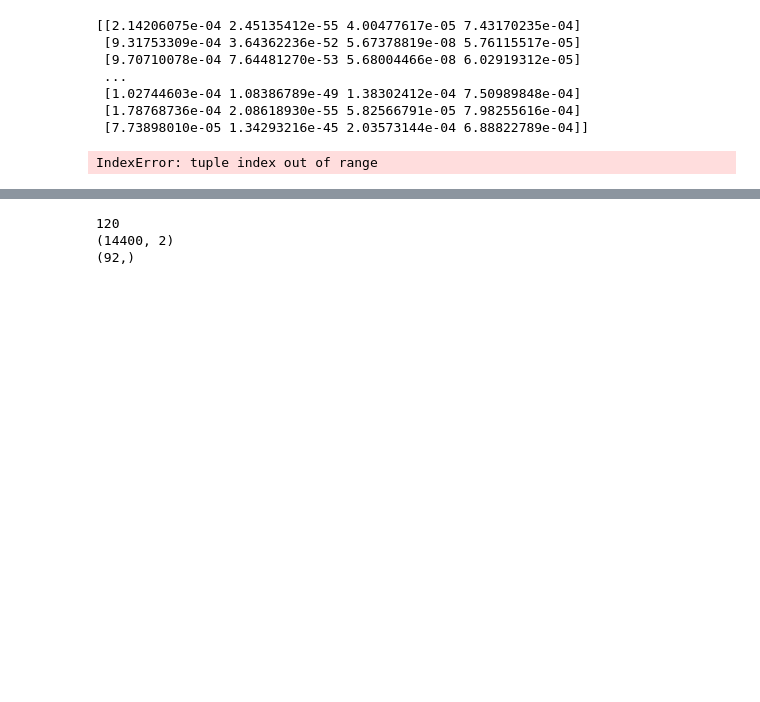
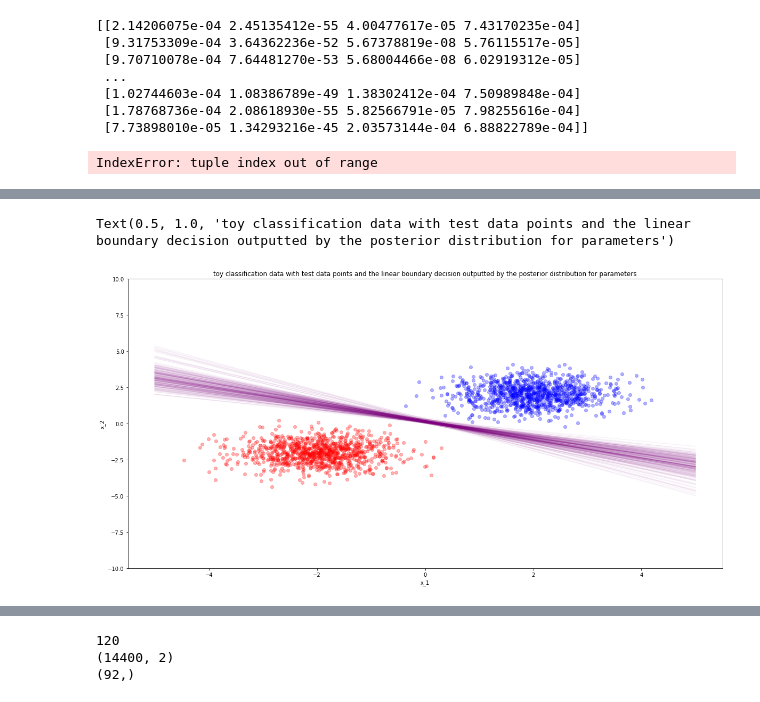
Before and after one commit to DavidAssaraf106/NLM, a Jupyter notebook: Experiments/Test.ipynb, the cells around one changed output, grey strips where cells are left out. Cells and saved outputs as stored; diff of their text form; code cells hidden in the pictures; blank space fills up the shorter version.

```diff
--- a/Experiments/Test.ipynb
+++ b/Experiments/Test.ipynb
@@ -243,0 +240,24 @@ NameError: name 'samples' is not defined
+# %%
+
+fig, ax = plt.subplots(1, 1, figsize=(20, 10))
+for sample in samples:
+    slope = lambda x :  -sample[1]/sample[0]*x - sample[2]/sample[0]
+    if np.random.uniform()< 0.05:
+        ax.plot(np.linspace(-5, 5, 100), [slope(xi) for xi in np.linspace(-5, 5, 100)], color='purple', alpha=0.05)
+ax.plot(np.linspace(-5, 5, 100), [slope(xi) for xi in np.linspace(-5, 5, 100)], color='purple', label='Linear Boundary', alpha=0.2)
+ax.scatter(x[y == 1, 0], x[y == 1, 1], alpha=0.3, color='red', label='class 1')
+ax.scatter(x[y == 0, 0], x[y == 0, 1], alpha=0.3, color='blue', label='class 0')
+
+#for i in range(len(test_points)):
+#    pt = test_points[i]
+#    if i == 0:
+#        ax.scatter(pt[0], pt[1], alpha=1., s=50, color='black', label='test data')
+#    else:
+        #ax.scatter(pt[0], pt[1], alpha=1., s=50, color='black')
+ax.set_ylim(-10, 10)
+ax.set_xlabel('x_1')
+ax.set_ylabel('x_2')
+ax.set_title('toy classification data with test data points and the linear boundary decision outputted by the posterior distribution for parameters')
+# %% [output]
+Text(0.5, 1.0, 'toy classification data with test data points and the linear boundary decision outputted by the posterior distribution for parameters')
+[figure, added]
```
Also changed, not shown: parts of 13 cells of this notebook.
